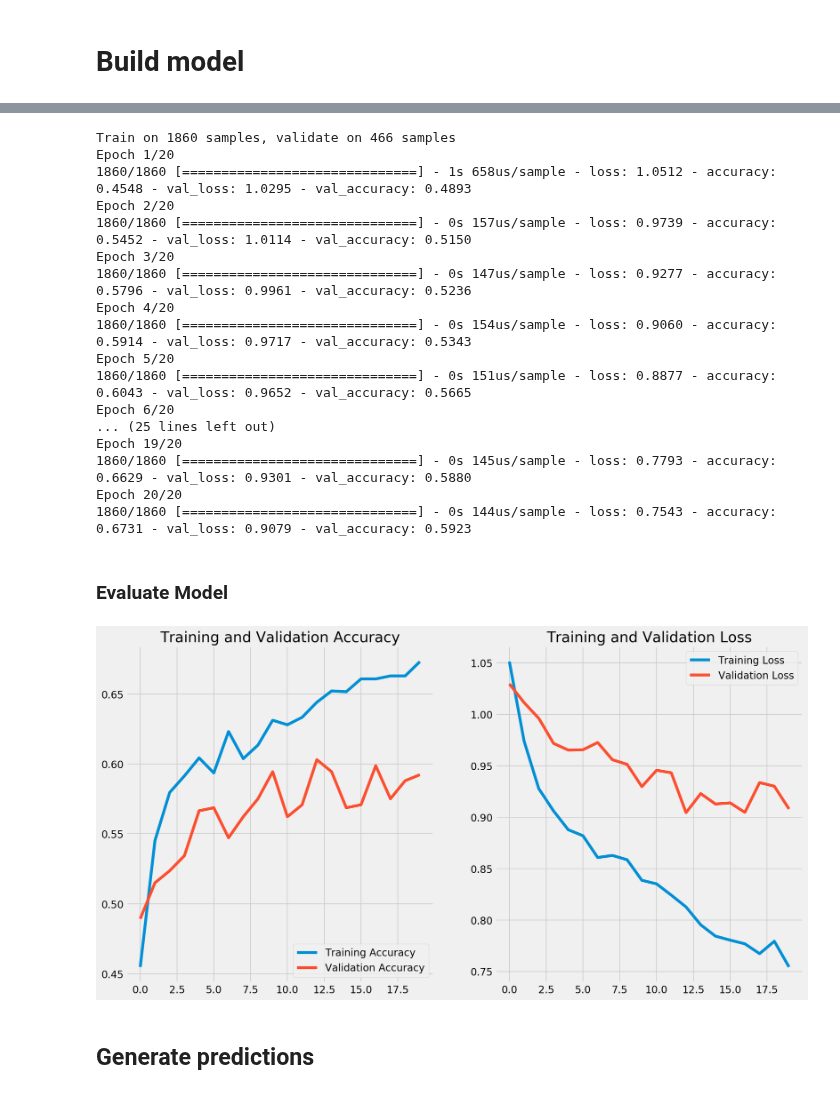
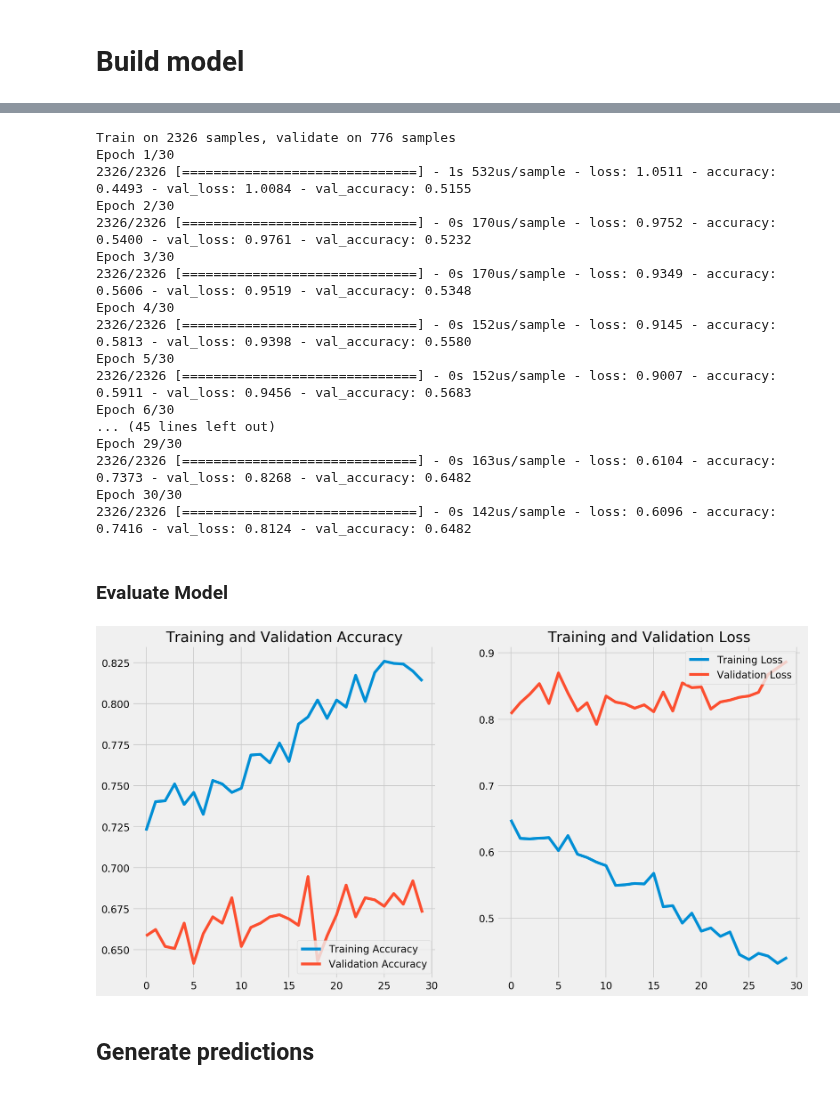
Before and after one commit to veeps/molecular_classification, a Jupyter notebook: code/03_rnn.ipynb, the cells around one changed output, grey strips where cells are left out. Drawn from its saved outputs; the diff is of its cells as text; code cells hidden in the pictures.

```diff
--- a/code/03_rnn.ipynb
+++ b/code/03_rnn.ipynb
@@ -148,34 +164,35 @@ model.compile(optimizer = "adam", loss =  "sparse_categorical_crossentropy",
               metrics=['accuracy'])
 # %%
 history = model.fit(X_train_tk, y_train,
-                   epochs = 20,
+                   epochs = 30,
                    batch_size = 128,
-                   validation_split = 0.2)
+                   validation_data = (X_test_tk, y_test))
 # %% [output]
-Train on 1860 samples, validate on 466 samples
-Epoch 1/20
-1860/1860 [==============================] - 1s 658us/sample - loss: 1.0512 - accuracy: 0.4548 - val_loss: 1.0295 - val_accuracy: 0.4893
-Epoch 2/20
-1860/1860 [==============================] - 0s 157us/sample - loss: 0.9739 - accuracy: 0.5452 - val_loss: 1.0114 - val_accuracy: 0.5150
-Epoch 3/20
-1860/1860 [==============================] - 0s 147us/sample - loss: 0.9277 - accuracy: 0.5796 - val_loss: 0.9961 - val_accuracy: 0.5236
-Epoch 4/20
-1860/1860 [==============================] - 0s 154us/sample - loss: 0.9060 - accuracy: 0.5914 - val_loss: 0.9717 - val_accuracy: 0.5343
-Epoch 5/20
-1860/1860 [==============================] - 0s 151us/sample - loss: 0.8877 - accuracy: 0.6043 - val_loss: 0.9652 - val_accuracy: 0.5665
-Epoch 6/20
-... (25 lines left out)
-Epoch 19/20
-1860/1860 [==============================] - 0s 145us/sample - loss: 0.7793 - accuracy: 0.6629 - val_loss: 0.9301 - val_accuracy: 0.5880
-Epoch 20/20
-1860/1860 [==============================] - 0s 144us/sample - loss: 0.7543 - accuracy: 0.6731 - val_loss: 0.9079 - val_accuracy: 0.5923
+Train on 2326 samples, validate on 776 samples
+Epoch 1/30
+2326/2326 [==============================] - 1s 532us/sample - loss: 1.0511 - accuracy: 0.4493 - val_loss: 1.0084 - val_accuracy: 0.5155
+Epoch 2/30
+2326/2326 [==============================] - 0s 170us/sample - loss: 0.9752 - accuracy: 0.5400 - val_loss: 0.9761 - val_accuracy: 0.5232
+Epoch 3/30
+2326/2326 [==============================] - 0s 170us/sample - loss: 0.9349 - accuracy: 0.5606 - val_loss: 0.9519 - val_accuracy: 0.5348
+Epoch 4/30
+2326/2326 [==============================] - 0s 152us/sample - loss: 0.9145 - accuracy: 0.5813 - val_loss: 0.9398 - val_accuracy: 0.5580
+Epoch 5/30
+2326/2326 [==============================] - 0s 152us/sample - loss: 0.9007 - accuracy: 0.5911 - val_loss: 0.9456 - val_accuracy: 0.5683
+Epoch 6/30
+... (45 lines left out)
+Epoch 29/30
+2326/2326 [==============================] - 0s 163us/sample - loss: 0.6104 - accuracy: 0.7373 - val_loss: 0.8268 - val_accuracy: 0.6482
+Epoch 30/30
+2326/2326 [==============================] - 0s 142us/sample - loss: 0.6096 - accuracy: 0.7416 - val_loss: 0.8124 - val_accuracy: 0.6482
 # %% [markdown]
 ### Evaluate Model
 # %%
 # plot accuracy and loss for model
-plot_accuracy_loss(history, epochs = 20)
+plot_accuracy_loss(history, epochs = 30);
+#plt.savefig("../plots/accuracy_loss_rnn.png")
 # %% [output]
-[figure, old version]
+[figure, new version]
 # %% [markdown]
 ## Generate predictions
 # %%
```
Also changed, not shown: parts of 6 cells of this notebook, 10 other files.
